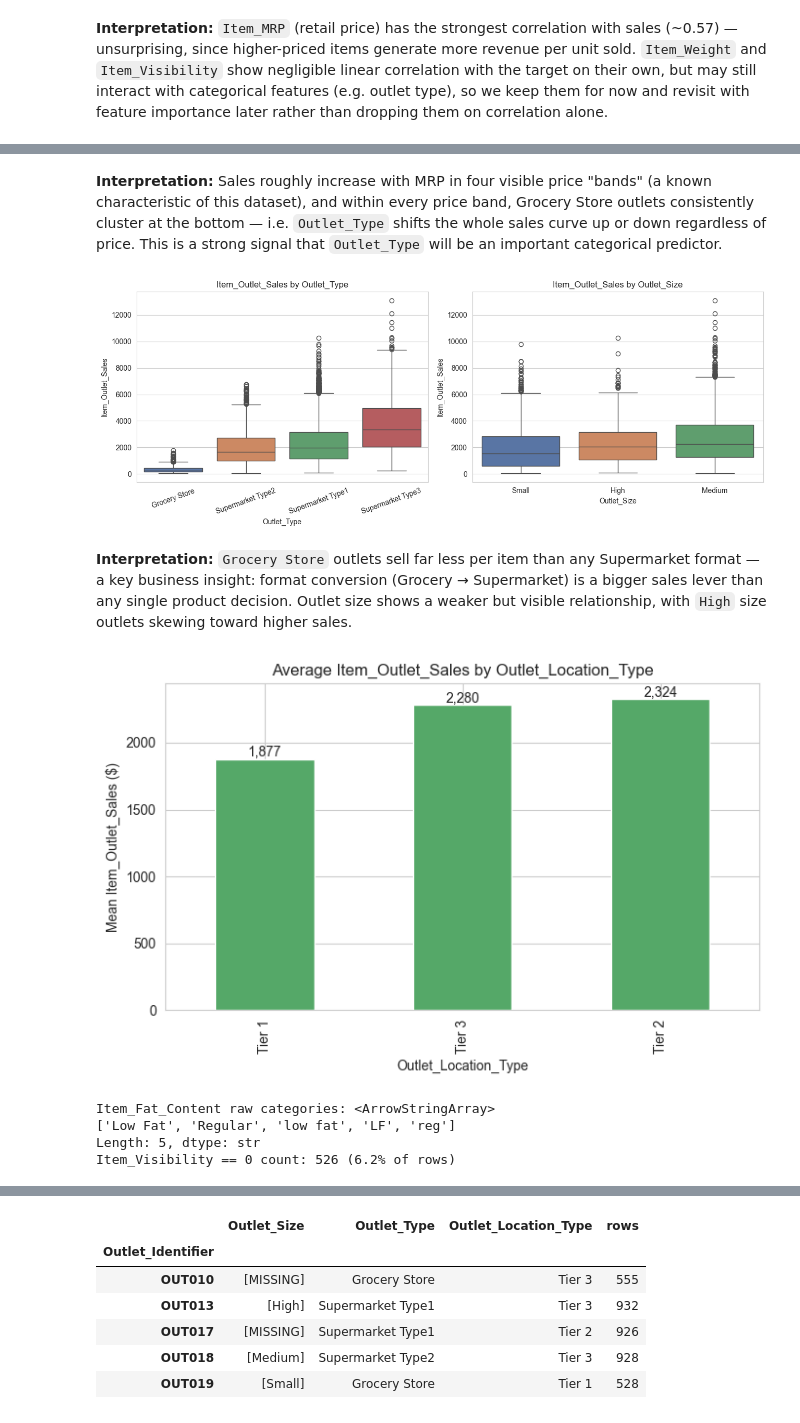
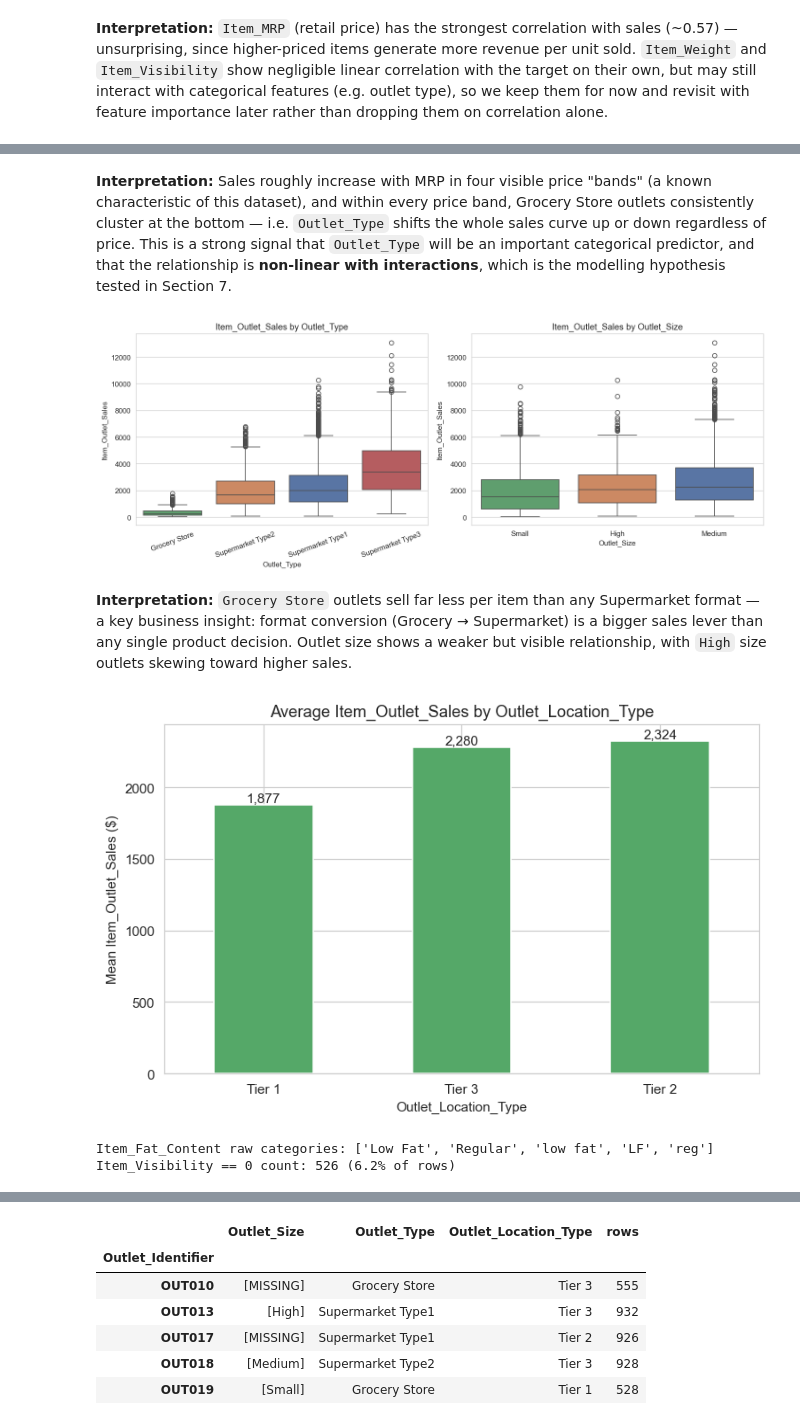
Before and after one commit to marcusteoh/bigmart-sales-predictor, a Jupyter notebook: BigMart_Sales_Prediction.ipynb, the cells around one changed output, grey strips where cells are left out. Cells and saved outputs as stored; diff of their text form; code cells hidden in the pictures.

```diff
--- a/BigMart_Sales_Prediction.ipynb
+++ b/BigMart_Sales_Prediction.ipynb
@@ -28,17 +40,22 @@ unstructured text/image columns).
 # %%
 import warnings
-warnings.filterwarnings("ignore")
 
 import numpy as np
 import pandas as pd
 import matplotlib.pyplot as plt
 import seaborn as sns
 
+# Narrow suppression rather than a blanket filterwarnings("ignore"): we silence only the
+# known-noisy seaborn categorical-palette deprecation, so that any genuine convergence or
+# data-quality warning from scikit-learn still surfaces instead of being hidden.
+warnings.filterwarnings("ignore", category=FutureWarning, module="seaborn")
+
 RANDOM_STATE = 42
 np.random.seed(RANDOM_STATE)
 
 sns.set_style("whitegrid")
 plt.rcParams["figure.figsize"] = (8, 5)
+plt.rcParams["figure.dpi"] = 110
 
 pd.set_option("display.max_columns", None)
 # %% [markdown]
@@ -125,14 +147,15 @@ plt.show()
 # %%
-target = "Item_Outlet_Sales"
-skew_val = df[target].skew()
-print(f"Skewness of {target}: {skew_val:.2f}")
+TARGET = "Item_Outlet_Sales"
+
+skew_val = df[TARGET].skew()
+print(f"Skewness of {TARGET}: {skew_val:.2f}")
 
 fig, axes = plt.subplots(1, 2, figsize=(12, 4.5))
-sns.histplot(df[target], bins=40, kde=True, ax=axes[0], color="#4C72B0")
+sns.histplot(df[TARGET], bins=40, kde=True, ax=axes[0], color="#4C72B0")
 axes[0].set_title("Distribution of Item_Outlet_Sales")
 axes[0].set_xlabel("Item_Outlet_Sales ($)")
 
-sns.boxplot(x=df[target], ax=axes[1], color="#DD8452")
+sns.boxplot(x=df[TARGET], ax=axes[1], color="#DD8452")
 axes[1].set_title("Boxplot of Item_Outlet_Sales")
 axes[1].set_xlabel("Item_Outlet_Sales ($)")
 plt.tight_layout()
@@ -180,22 +203,25 @@ plt.show()
 (a known characteristic of this dataset), and within every price band, Grocery Store outlets
 consistently cluster at the bottom — i.e. `Outlet_Type` shifts the whole sales curve up or down
 regardless of price. This is a strong signal that `Outlet_Type` will be an important
-categorical predictor.
+categorical predictor, and that the relationship is **non-linear with interactions**, which is
+the modelling hypothesis tested in Section 7.
 # %%
 fig, axes = plt.subplots(1, 2, figsize=(13, 5))
 
-order1 = df.groupby("Outlet_Type")[target].median().sort_values().index
-sns.boxplot(data=df, x="Outlet_Type", y=target, order=order1, ax=axes[0], palette="deep")
+order1 = df.groupby("Outlet_Type")[TARGET].median().sort_values().index
+sns.boxplot(data=df, x="Outlet_Type", y=TARGET, order=order1, ax=axes[0],
+            hue="Outlet_Type", palette="deep", legend=False)
 axes[0].set_title("Item_Outlet_Sales by Outlet_Type")
 axes[0].tick_params(axis="x", rotation=20)
 
-order2 = df.groupby("Outlet_Size")[target].median().sort_values().index
-sns.boxplot(data=df, x="Outlet_Size", y=target, order=order2, ax=axes[1], palette="deep")
+order2 = df.groupby("Outlet_Size")[TARGET].median().sort_values().index
+sns.boxplot(data=df, x="Outlet_Size", y=TARGET, order=order2, ax=axes[1],
+            hue="Outlet_Size", palette="deep", legend=False)
 axes[1].set_title("Item_Outlet_Sales by Outlet_Size")
 plt.tight_layout()
 plt.show()
 # %% [output]
-[figure, old version]
+[figure, new version]
 # %% [markdown]
 **Interpretation:** `Grocery Store` outlets sell far less per item than any Supermarket
 format — a key business insight: format conversion (Grocery → Supermarket) is a bigger sales
@@ -203,24 +229,23 @@ lever than any single product decision. Outlet size shows a weaker but visible r
 with `High` size outlets skewing toward higher sales.
 # %%
 fig, ax = plt.subplots(figsize=(7, 4.5))
-avg_by_loc = df.groupby("Outlet_Location_Type")[target].mean().sort_values()
+avg_by_loc = df.groupby("Outlet_Location_Type")[TARGET].mean().sort_values()
 avg_by_loc.plot(kind="bar", ax=ax, color="#55A868")
 ax.set_title("Average Item_Outlet_Sales by Outlet_Location_Type")
 ax.set_ylabel("Mean Item_Outlet_Sales ($)")
+ax.tick_params(axis="x", rotation=0)
 for i, v in enumerate(avg_by_loc):
     ax.text(i, v + 20, f"{v:,.0f}", ha="center")
 plt.tight_layout()
 plt.show()
 # %% [output]
-[figure, old version]
+[figure, new version]
 # %%
-print("Item_Fat_Content raw categories:", df["Item_Fat_Content"].unique())
+print("Item_Fat_Content raw categories:", df["Item_Fat_Content"].unique().tolist())
 print("Item_Visibility == 0 count:", (df["Item_Visibility"] == 0).sum(),
       f"({(df['Item_Visibility'] == 0).mean()*100:.1f}% of rows)")
 # %% [output]
-Item_Fat_Content raw categories: <ArrowStringArray>
-['Low Fat', 'Regular', 'low fat', 'LF', 'reg']
-Length: 5, dtype: str
+Item_Fat_Content raw categories: ['Low Fat', 'Regular', 'low fat', 'LF', 'reg']
 Item_Visibility == 0 count: 526 (6.2% of rows)
 # %% [markdown]
 ### EDA summary — implications for modelling
```
Also changed, not shown: parts of 173 cells of this notebook, 4 other files.
